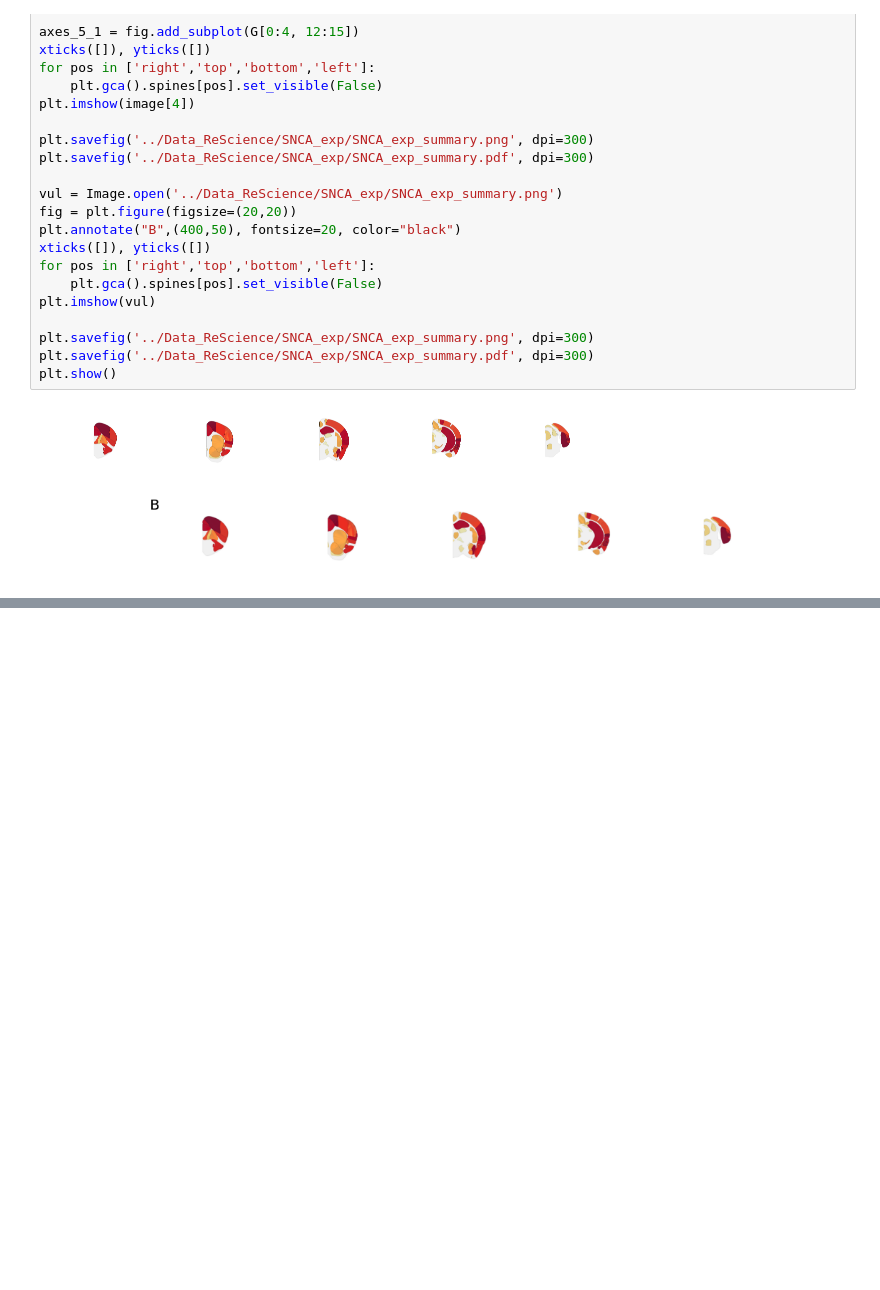
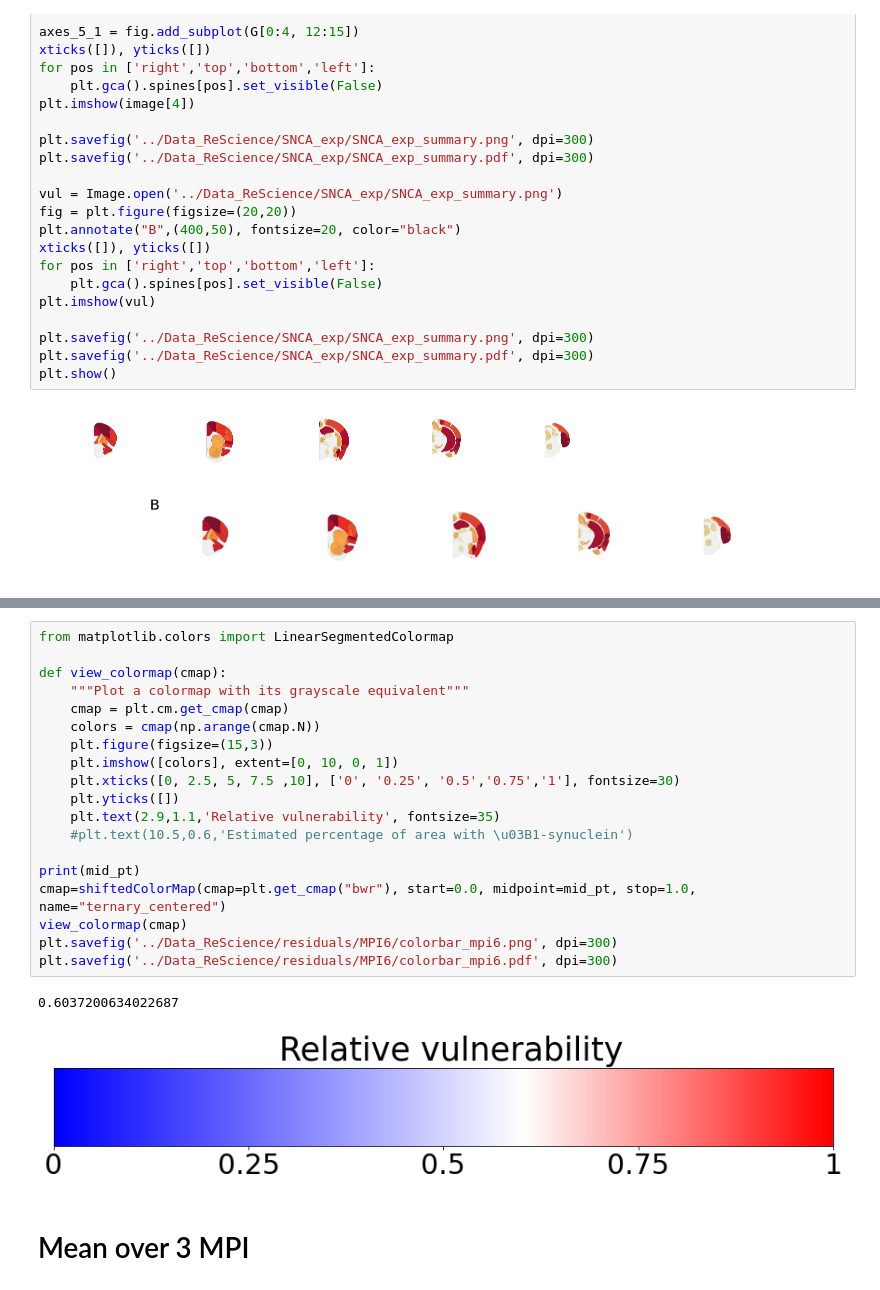
Before and after one commit to MathieuBo/PathoSpreading, a Jupyter notebook: ReScience.ipynb, the cells around one changed output, grey strips where cells are left out. Saved outputs shown, nothing was run; the diff lists cells and outputs as text; blank space fills up the shorter version.

```diff
--- a/ReScience.ipynb
+++ b/ReScience.ipynb
@@ -1207,0 +1582,24 @@ plt.show()
+# %%
+from matplotlib.colors import LinearSegmentedColormap
+
+def view_colormap(cmap):
+    """Plot a colormap with its grayscale equivalent"""
+    cmap = plt.cm.get_cmap(cmap)
+    colors = cmap(np.arange(cmap.N))
+    plt.figure(figsize=(15,3))
+    plt.imshow([colors], extent=[0, 10, 0, 1])
+    plt.xticks([0, 2.5, 5, 7.5 ,10], ['0', '0.25', '0.5','0.75','1'], fontsize=30)
+    plt.yticks([])
+    plt.text(2.9,1.1,'Relative vulnerability', fontsize=35)
+    #plt.text(10.5,0.6,'Estimated percentage of area with \u03B1-synuclein')
+
+print(mid_pt)
+cmap=shiftedColorMap(cmap=plt.get_cmap("bwr"), start=0.0, midpoint=mid_pt, stop=1.0, name="ternary_centered")
+view_colormap(cmap)
+plt.savefig('../Data_ReScience/residuals/MPI6/colorbar_mpi6.png', dpi=300)
+plt.savefig('../Data_ReScience/residuals/MPI6/colorbar_mpi6.pdf', dpi=300)
+# %% [output]
+0.6037200634022687
+[figure, added]
+# %% [markdown]
+# Mean over 3 MPI
```
Also changed, not shown: parts of 22 cells of this notebook.
